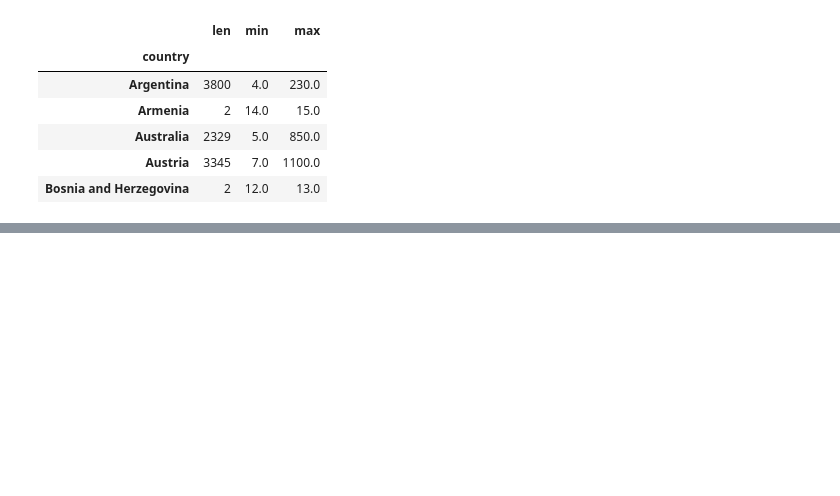
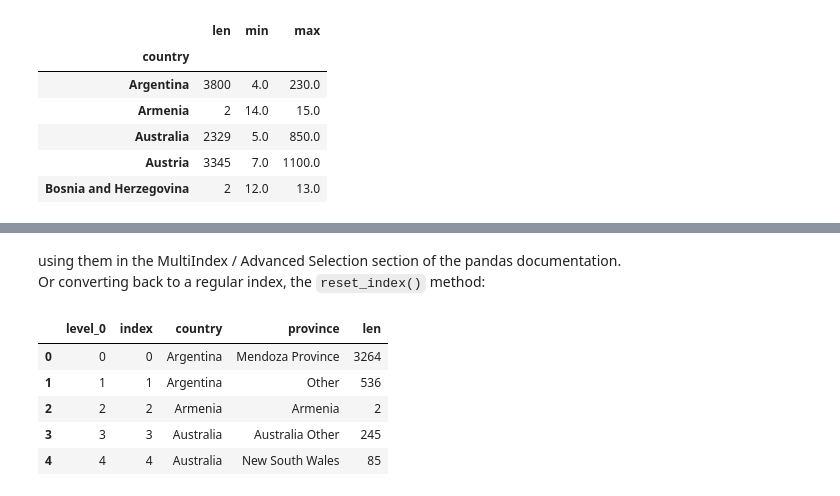
Before and after one commit to sean821111/Learning-Pandas, a Jupyter notebook: grouping_and_sorting.ipynb, the cells around one changed output, grey strips where cells are left out. Cells and saved outputs as stored; diff of their text form; code cells hidden in the pictures; blank space fills up the shorter version.

```diff
--- a/group_and_sorting.ipynb
+++ b/grouping_and_sorting.ipynb
@@ -95,0 +127,13 @@ reviews.groupby(['country']).price.agg([len, min, max]).head()
+# %% [markdown]
+using them in the MultiIndex / Advanced Selection section of the pandas documentation.
+<br>
+Or converting back to a regular index, the `reset_index()` method:
+# %%
+countries_reviewed.reset_index().head()
+# %% [output]
+|  | level_0 | index | country | province | len |
+| 0 | 0 | 0 | Argentina | Mendoza Province | 3264 |
+| 1 | 1 | 1 | Argentina | Other | 536 |
+| 2 | 2 | 2 | Armenia | Armenia | 2 |
+| 3 | 3 | 3 | Australia | Australia Other | 245 |
+| 4 | 4 | 4 | Australia | New South Wales | 85 |
```
Also changed, not shown: parts of 12 cells of this notebook, 1 other file.
